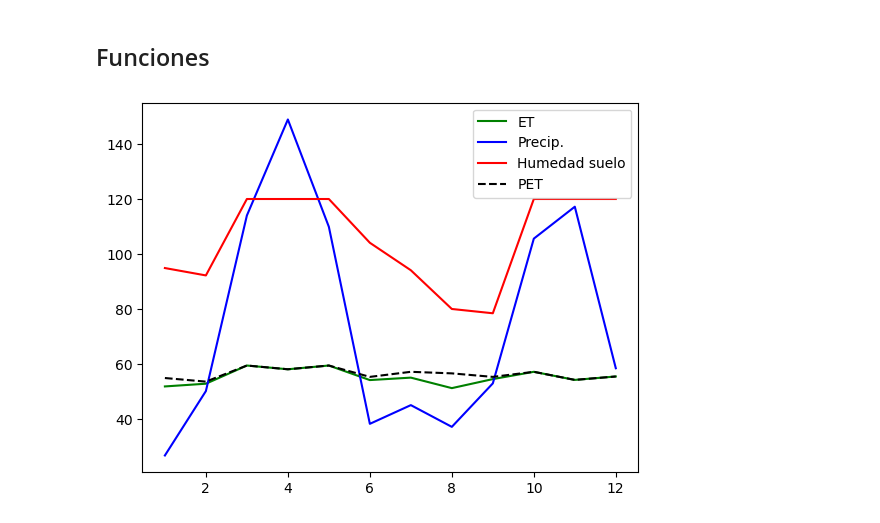
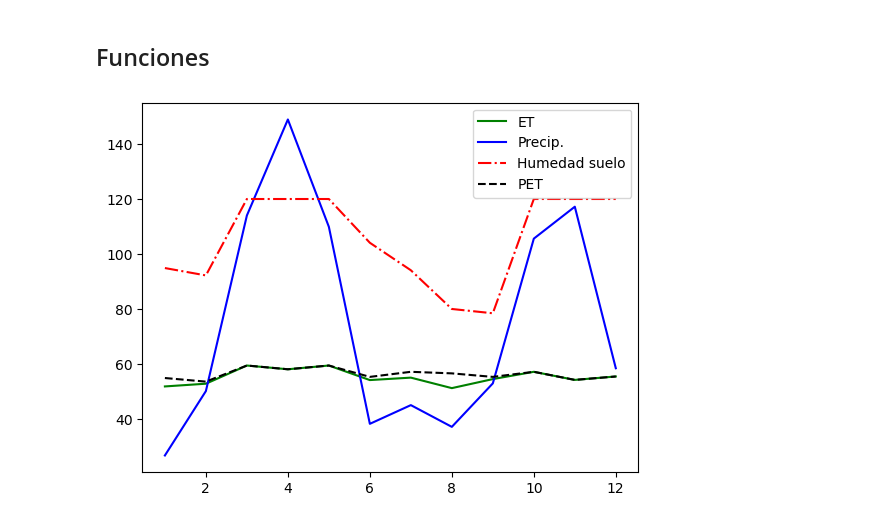
Before and after one commit to jshernandezs/ICYA4710, a Jupyter notebook: Notebooks/ET_mensual.ipynb, the cells around one changed output. Cells and saved outputs as stored; diff of their text form; code cells hidden in the pictures.

```diff
--- a/Notebooks/ET_mensual.ipynb
+++ b/Notebooks/ET_mensual.ipynb
@@ -26,32 +26,32 @@ error = 1
 tol = 1e-6
 
 while error > tol:
     SM_ini = SM0
     ET = SM = []
     for PET_i, P_i in zip(PET, P):
         if PET_i <= P_i:
             ET_i = PET_i
             SM_i = min((P_i - ET_i) + SM_ini, SMmax)
         else:
             dSM = SM_ini * (1 - np.exp(-(PET_i - P_i)/SMmax))
             ET_i = P_i + dSM
             SM_i = SM_ini - dSM
         SM_ini = SM_i
 
         ET = ET + [ET_i]
         SM = SM + [SM_i]
 
     error = abs(SM0 - SM_ini)
     SM0 = SM_ini
 
 # Gráfica
 t = range(1, 13)
 plt.plot(t, ET, 'g-', label = 'ET')
 plt.plot(t, P, 'b-', label = 'Precip.')
-plt.plot(t, SM, 'r-', label = 'Humedad suelo')
+plt.plot(t, SM, 'r-.', label = 'Humedad suelo')
 plt.plot(t, PET, 'k--', label = 'PET')
 plt.legend(loc='upper right')
 
 plt.show()
 # %% [output]
-[figure, old version]
+[figure, new version]
```
Also changed, not shown: 7 other files.
